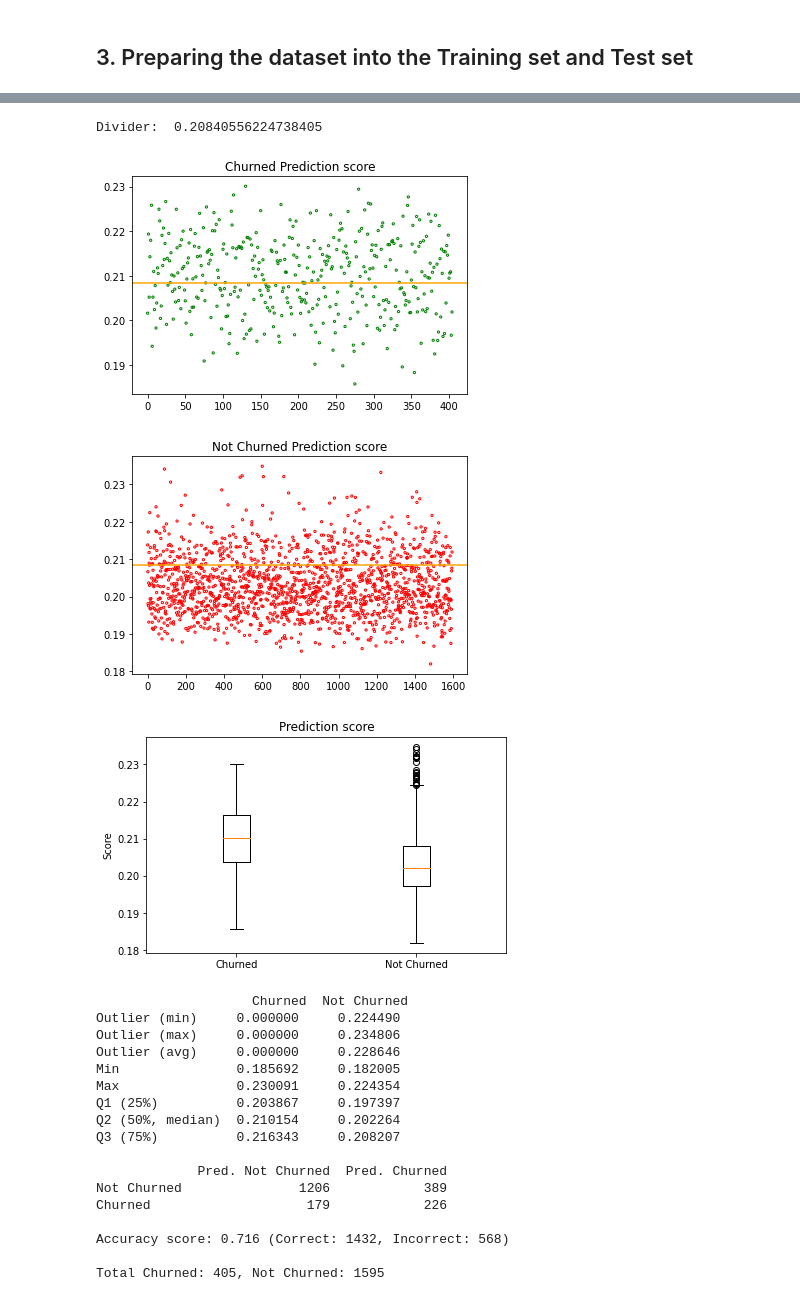
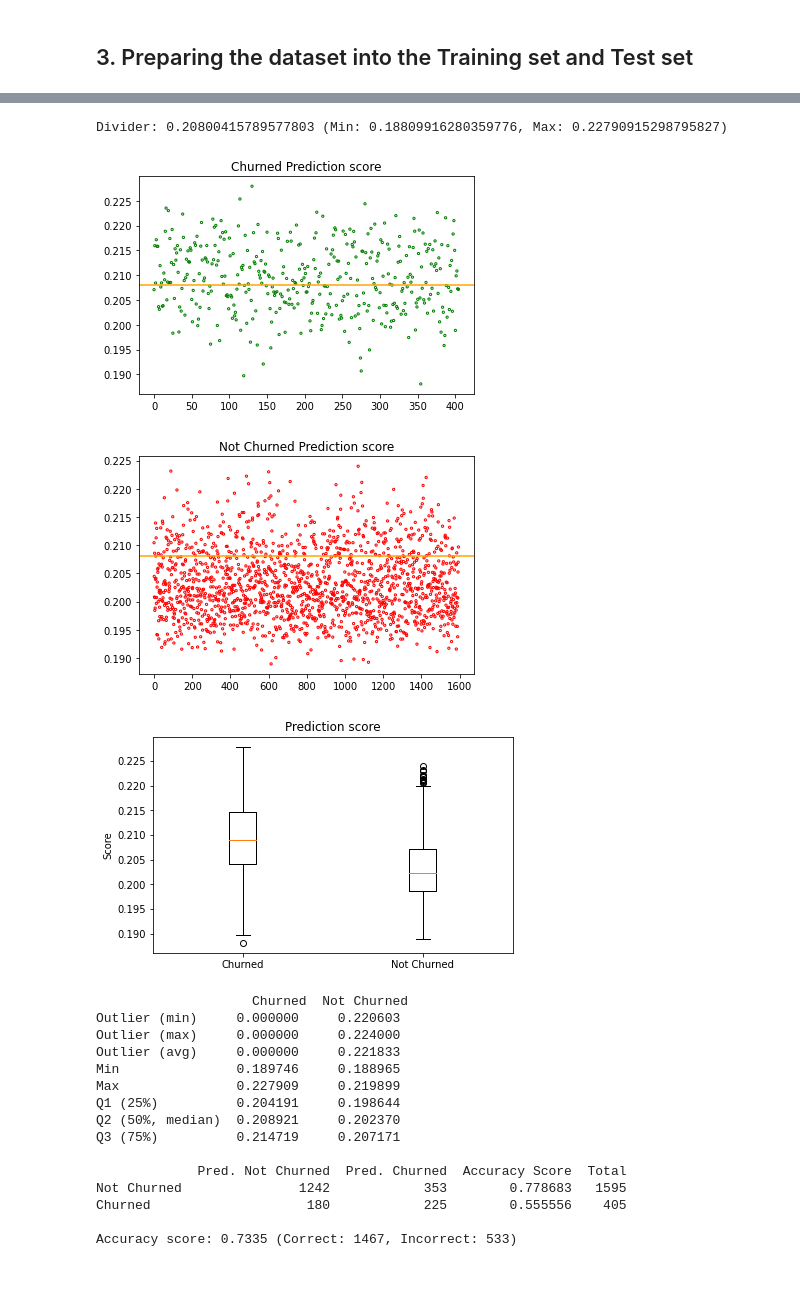
Before and after one commit to oooookk7/machine-learning-a-to-z, a Jupyter notebook: 08/artificial_neural_network-from-scratch.ipynb, the cells around one changed output, grey strips where cells are left out. Saved outputs shown, nothing was run; the diff lists cells and outputs as text; code cells hidden in the pictures.

```diff
--- a/08/artificial_neural_network-from-scratch.ipynb
+++ b/08/artificial_neural_network-from-scratch.ipynb
@@ -61,7 +61,7 @@ def unit_step(y_values_pred):
 class LogisticRegression:
 
     def __init__(self, x_dimension):
-        self.weights = np.full((x_dimension), 0.01)
+        self.weights = np.full((x_dimension), 1/(10**3))
         self.bias = 0.0
 
     def activation_function(self, x_values):
@@ -71,7 +71,7 @@ class LogisticRegression:
         # Use sigmoid activation function: Probabilistic value from 0-1
         y_computed = self.activation_function(x_values)
         # Use binary cross-entropy loss
-        cost = np.sum(-y_values * np.log(y_computed) - (1 - y_values) * np.log(1 - y_computed)) / x_values.shape[1]
+        cost = np.sum(-y_values * np.log(y_computed) - (1 - y_values) * np.log(1 - y_computed)) / x_values.shape[0]
         return y_computed, cost
 
     def backward_propagation(self, x_values, y_values, y_computed):
@@ -148,7 +148,7 @@ plt.axhline(y=y_pred_divider, color='orange', linestyle='-')
 plt.title('Total Prediction score')
 plt.show()
 
-print('Divider: ', y_pred_divider)
+print(f'Divider: {y_pred_divider} (Min: {np.min(y_pred_prob)}, Max: {np.max(y_pred_prob)})\n')
 
 plt.scatter(np.arange(len(y_test_1)), y_test_1, facecolors='none', edgecolors='green', s=5)
 plt.axhline(y=y_pred_divider, color='orange', linestyle='-')
@@ -188,7 +188,13 @@ print('\n', pd.DataFrame([
 
 cm = confusion_matrix(y_test, y_pred)
 
-print(pd.DataFrame(cm, columns=['Pred. Not Churned', 'Pred. Churned'], index=['Not Churned', 'Churned']), '\n')
+nc_total = len(list(filter(lambda a: a == 0, y_test)))
+c_total = len(list(filter(lambda a: a == 1, y_test)))
+
+print(pd.DataFrame([
+    list(cm[0]) + [cm[0][0] / nc_total, nc_total],
+    list(cm[1]) + [cm[1][1] / c_total, c_total],
+
+], columns=['Pred. Not Churned', 'Pred. Churned', 'Accuracy Score', 'Total'], index=['Not Churned', 'Churned']), '\n')
 print(f'Accuracy score: {accuracy_score(y_test, y_pred)} (Correct: {cm[0][0] + cm[1][1]}, Incorrect: {cm[0][1] + cm[1][0]})\n')
-print(f'Total Churned: {len(list(filter(lambda a: a == 1, y_test)))}, Not Churned: {len(list(filter(lambda a: a == 0, y_test)))}')
 # %% [output]
@@ -197,24 +203,22 @@ print(f'Total Churned: {len(list(filter(lambda a: a == 1, y_test)))}, Not Churne
-Divider:  0.20840556224738405
+Divider: 0.20800415789577803 (Min: 0.18809916280359776, Max: 0.22790915298795827)
-[figure, old version]
+[figure, new version]
-[figure, old version]
+[figure, new version]
-[figure, old version]
+[figure, new version]
                     Churned  Not Churned
-Outlier (min)     0.000000     0.224490
-Outlier (max)     0.000000     0.234806
-Outlier (avg)     0.000000     0.228646
-Min               0.185692     0.182005
-Max               0.230091     0.224354
-Q1 (25%)          0.203867     0.197397
-Q2 (50%, median)  0.210154     0.202264
-Q3 (75%)          0.216343     0.208207
+Outlier (min)     0.000000     0.220603
+Outlier (max)     0.000000     0.224000
+Outlier (avg)     0.000000     0.221833
+Min               0.189746     0.188965
+Max               0.227909     0.219899
+Q1 (25%)          0.204191     0.198644
+Q2 (50%, median)  0.208921     0.202370
+Q3 (75%)          0.214719     0.207171
 
-             Pred. Not Churned  Pred. Churned
-Not Churned               1206            389
-Churned                    179            226
+             Pred. Not Churned  Pred. Churned  Accuracy Score  Total
+Not Churned               1242            353        0.778683   1595
+Churned                    180            225        0.555556    405
 
-Accuracy score: 0.716 (Correct: 1432, Incorrect: 568)
-
-Total Churned: 405, Not Churned: 1595
+Accuracy score: 0.7335 (Correct: 1467, Incorrect: 533)
 # %% [markdown]
 ## 4b. Train the 2-layer ANN model
 
```
Also changed, not shown: parts of 4 cells of this notebook.
